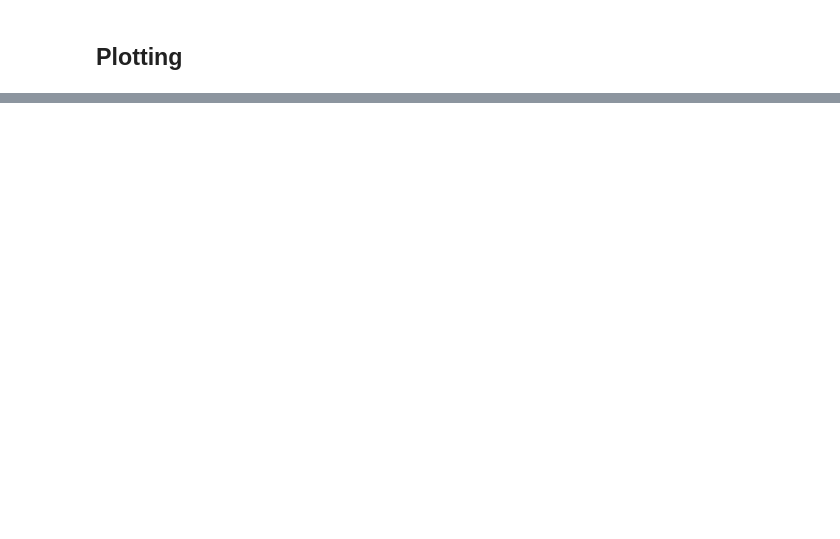
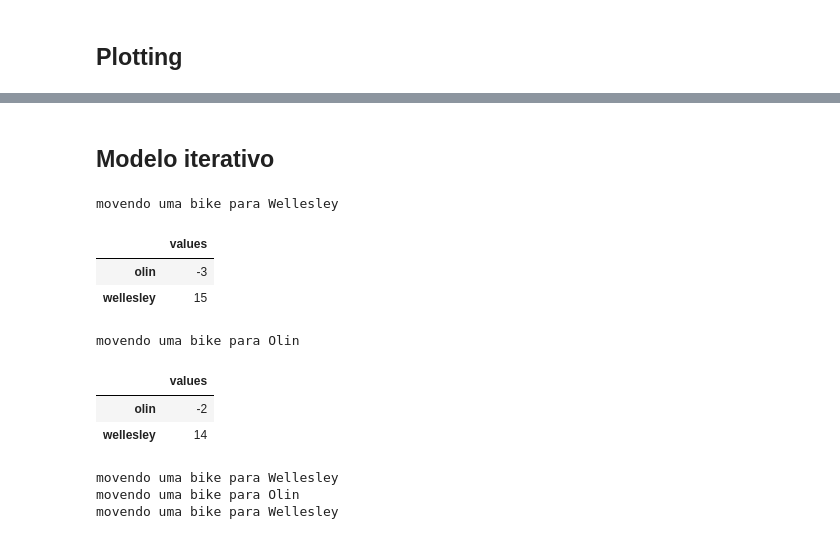
Before and after one commit to julianovale/otimizacao_simulacao, a Jupyter notebook: 0002_compartilhamento_bicicletas.ipynb, the cells around one changed output, grey strips where cells are left out. Saved outputs shown, nothing was run; the diff lists cells and outputs as text; code cells hidden in the pictures; blank space fills up the shorter version.

```diff
--- a/0002_compartilhamento_bicicletas.ipynb
+++ b/0002_compartilhamento_bicicletas.ipynb
@@ -248,0 +251,2 @@ decorate(title = "Olin - Wellesley bikeshare",
+# %% [markdown]
+## Modelo iterativo
@@ -248,0 +263,20 @@ decorate(title = "Olin - Wellesley bikeshare",
+# %%
+bike_to_wellesley(bikeshare)
+# %% [output]
+movendo uma bike para Wellesley
+# %%
+bikeshare
+# %% [output]
+|  | values |
+| olin | -3 |
+| wellesley | 15 |
+# %%
+bike_to_olin(bikeshare)
+# %% [output]
+movendo uma bike para Olin
+# %%
+bikeshare
+# %% [output]
+|  | values |
+| olin | -2 |
+| wellesley | 14 |
@@ -248,0 +287,8 @@ decorate(title = "Olin - Wellesley bikeshare",
+# %%
+bike_to_wellesley(bikeshare1)
+bike_to_olin(bikeshare2)
+bike_to_wellesley(bikeshare3)
+# %% [output]
+movendo uma bike para Wellesley
+movendo uma bike para Olin
+movendo uma bike para Wellesley
```
Also changed, not shown: parts of 17 cells of this notebook.
